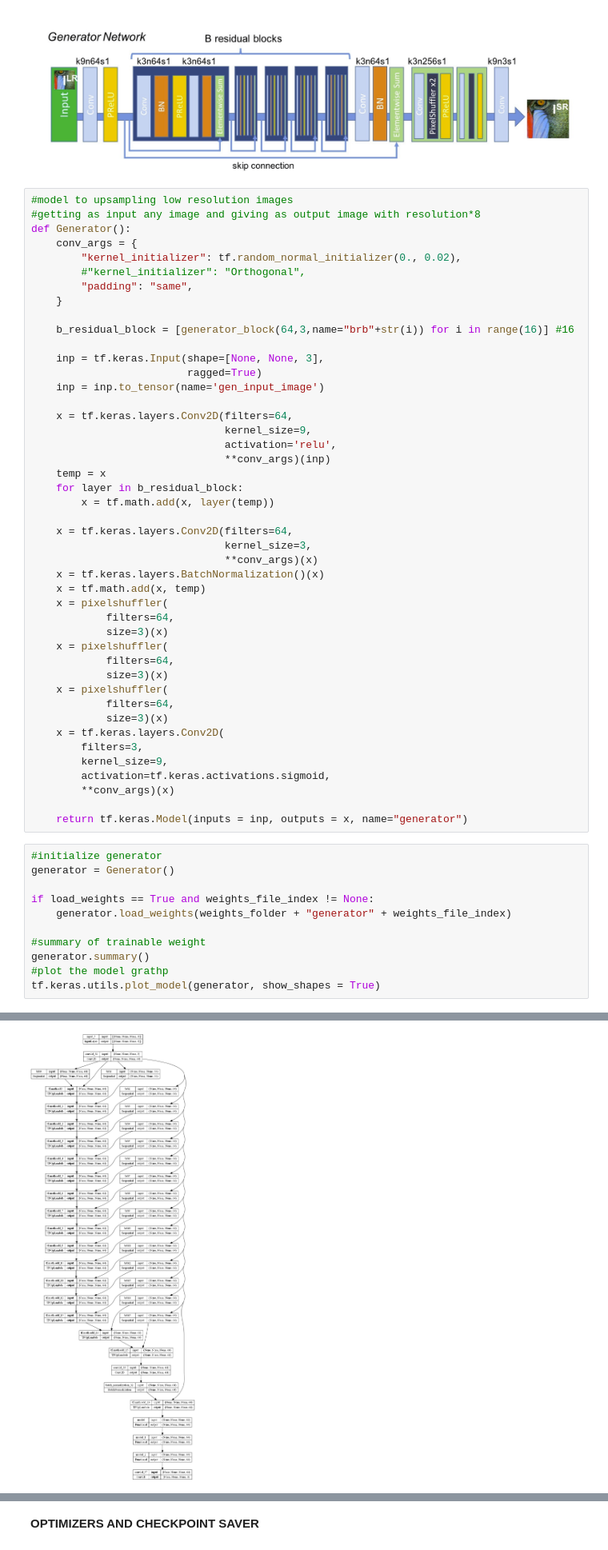
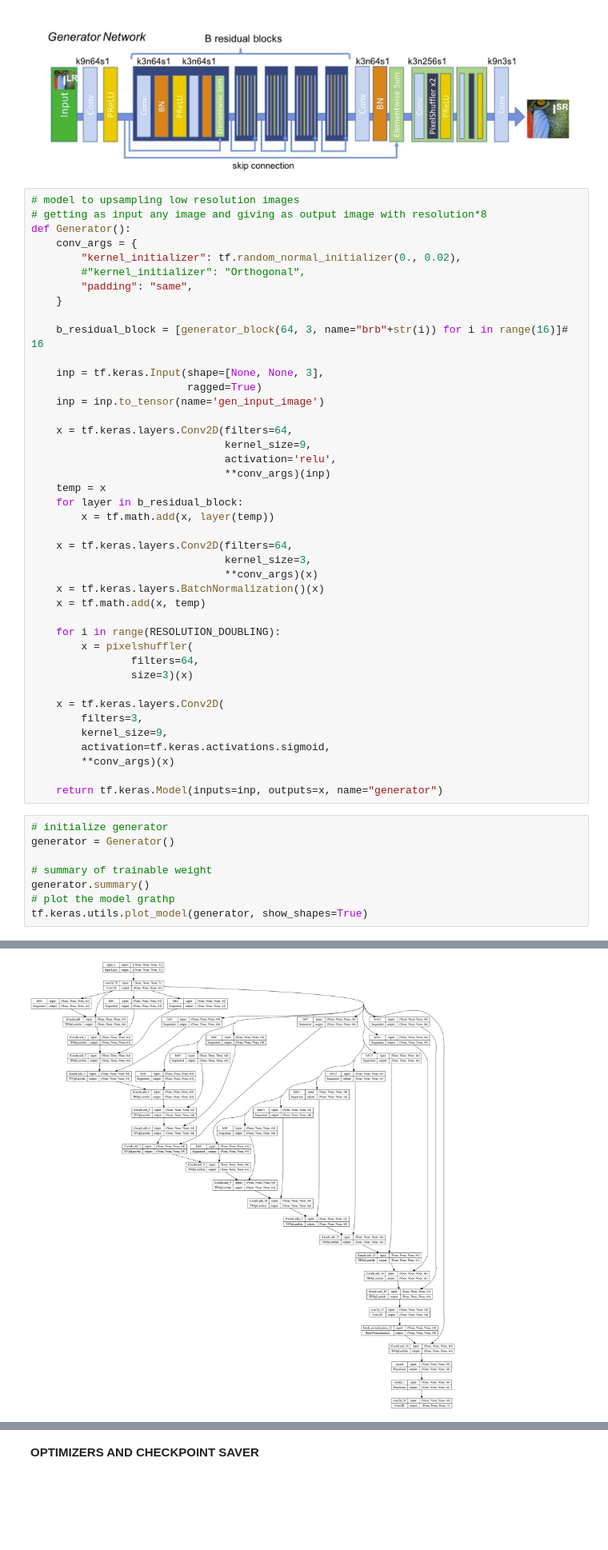
Before and after one commit to Deviousrage/img_upscaling_06062023, a Jupyter notebook: gan_training.ipynb, the cells around one changed output, grey strips where cells are left out. Shown at 80% size. Drawn from its saved outputs; the diff is of its cells as text; blank space fills up the shorter version.

```diff
--- a/gan_training.ipynb
+++ b/gan_training.ipynb
@@ -171,8 +181,8 @@ def pixelshuffler(size, filters, up_factor=2):
 # %% [markdown]
 ![image.png](attachment:image.png)
 # %%
-#model to upsampling low resolution images
-#getting as input any image and giving as output image with resolution*8
+# model to upsampling low resolution images
+# getting as input any image and giving as output image with resolution*8
 def Generator():
     conv_args = {
         "kernel_initializer": tf.random_normal_initializer(0., 0.02),
@@ -180,7 +190,7 @@ def Generator():
         "padding": "same",
     }
 
-    b_residual_block = [generator_block(64,3,name="brb"+str(i)) for i in range(16)] #16
+    b_residual_block = [generator_block(64, 3, name="brb"+str(i)) for i in range(16)]# 16
 
     inp = tf.keras.Input(shape=[None, None, 3],
                          ragged=True)
@@ -199,33 +209,27 @@ def Generator():
                                **conv_args)(x)
     x = tf.keras.layers.BatchNormalization()(x)
     x = tf.math.add(x, temp)
-    x = pixelshuffler(
-            filters=64,
-            size=3)(x)
-    x = pixelshuffler(
-            filters=64,
-            size=3)(x)
-    x = pixelshuffler(
-            filters=64,
-            size=3)(x)
+
+    for i in range(RESOLUTION_DOUBLING):
+        x = pixelshuffler(
+                filters=64,
+                size=3)(x)
+
     x = tf.keras.layers.Conv2D(
         filters=3,
         kernel_size=9,
         activation=tf.keras.activations.sigmoid,
         **conv_args)(x)
 
-    return tf.keras.Model(inputs = inp, outputs = x, name="generator")
+    return tf.keras.Model(inputs=inp, outputs=x, name="generator")
 # %%
-#initialize generator
+# initialize generator
 generator = Generator()
 
-if load_weights == True and weights_file_index != None:
-    generator.load_weights(weights_folder + "generator" + weights_file_index)
-
-#summary of trainable weight
+# summary of trainable weight
 generator.summary()
-#plot the model grathp
-tf.keras.utils.plot_model(generator, show_shapes = True)
+# plot the model grathp
+tf.keras.utils.plot_model(generator, show_shapes=True)
 # %% [output]
 Model: "generator"
 __________________________________________________________________________________________________
@@ -246,5 +250,5 @@ Non-trainable params: 4,224
 __________________________________________________________________________________________________
-[figure, old version]
+[figure, new version]
 # %% [markdown]
 ## Discriminator-submodel
 
```
Also changed, not shown: parts of 17 cells of this notebook.
